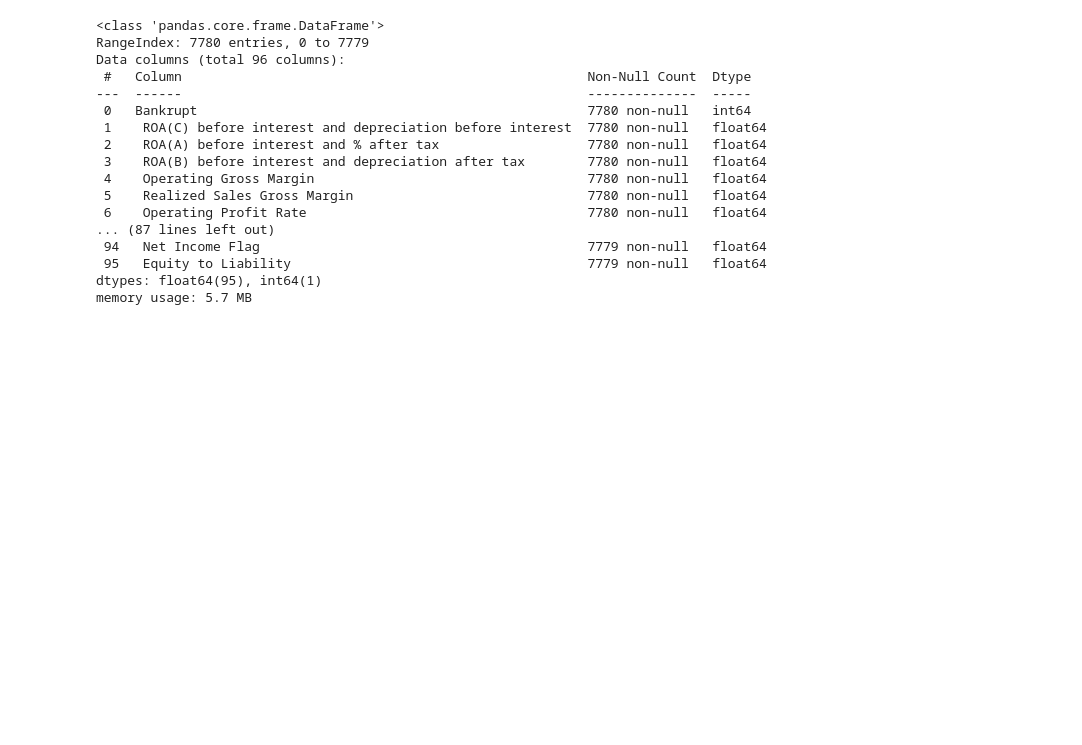
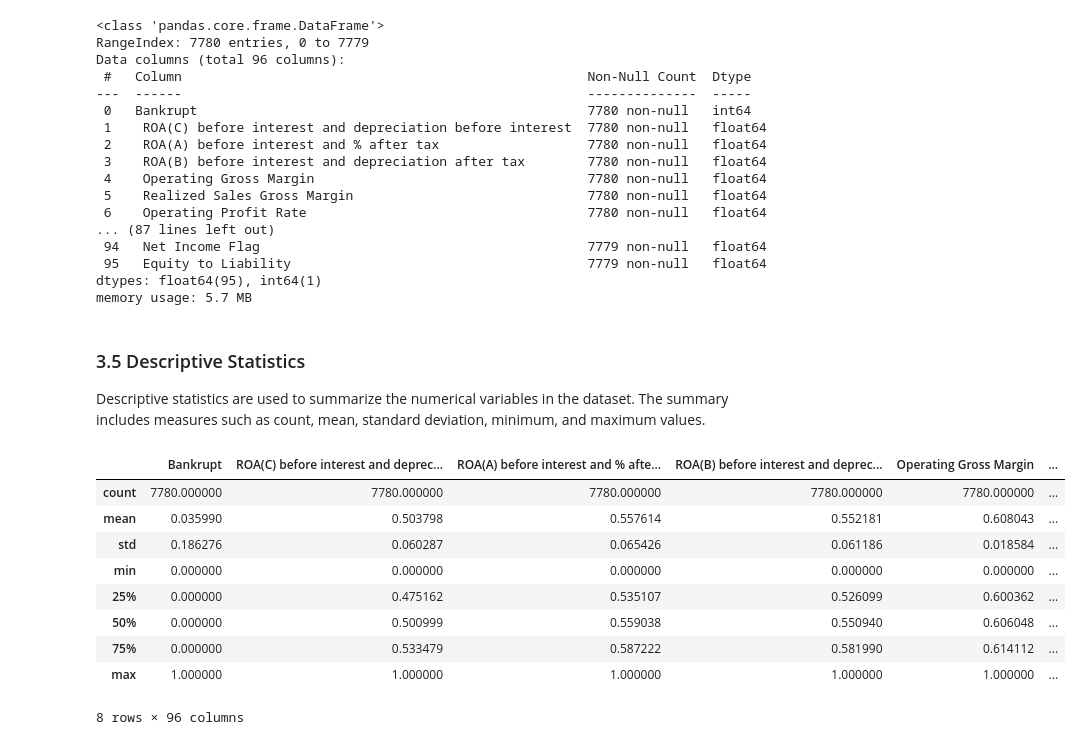
Before and after one commit to Clinton1029/bankruptcy_pred, a Jupyter notebook: Bankruptcy.ipynb, the cells around one changed output. Cells and saved outputs as stored; diff of their text form; code cells hidden in the pictures; blank space fills up the shorter version.

```diff
--- a/Bankruptcy.ipynb
+++ b/Bankruptcy.ipynb
@@ -208,3 +208,22 @@ Data columns (total 96 columns):
  95   Equity to Liability                                      7779 non-null   float64
 dtypes: float64(95), int64(1)
 memory usage: 5.7 MB
+# %% [markdown]
+### 3.5 Descriptive Statistics
+
+Descriptive statistics are used to summarize the numerical variables in the dataset.
+The summary includes measures such as count, mean, standard deviation, minimum, and maximum values.
+# %%
+# Display descriptive statistics for numerical variables
+df.describe()
+# %% [output]
+|  | Bankrupt | ROA(C) before interest and deprec... | ROA(A) before interest and % afte... | ROA(B) before interest and deprec... | Operating Gross Margin | ... |
+| count | 7780.000000 | 7780.000000 | 7780.000000 | 7780.000000 | 7780.000000 | ... |
+| mean | 0.035990 | 0.503798 | 0.557614 | 0.552181 | 0.608043 | ... |
+| std | 0.186276 | 0.060287 | 0.065426 | 0.061186 | 0.018584 | ... |
+| min | 0.000000 | 0.000000 | 0.000000 | 0.000000 | 0.000000 | ... |
+| 25% | 0.000000 | 0.475162 | 0.535107 | 0.526099 | 0.600362 | ... |
+| 50% | 0.000000 | 0.500999 | 0.559038 | 0.550940 | 0.606048 | ... |
+| 75% | 0.000000 | 0.533479 | 0.587222 | 0.581990 | 0.614112 | ... |
+| max | 1.000000 | 1.000000 | 1.000000 | 1.000000 | 1.000000 | ... |
+8 rows × 96 columns
```
